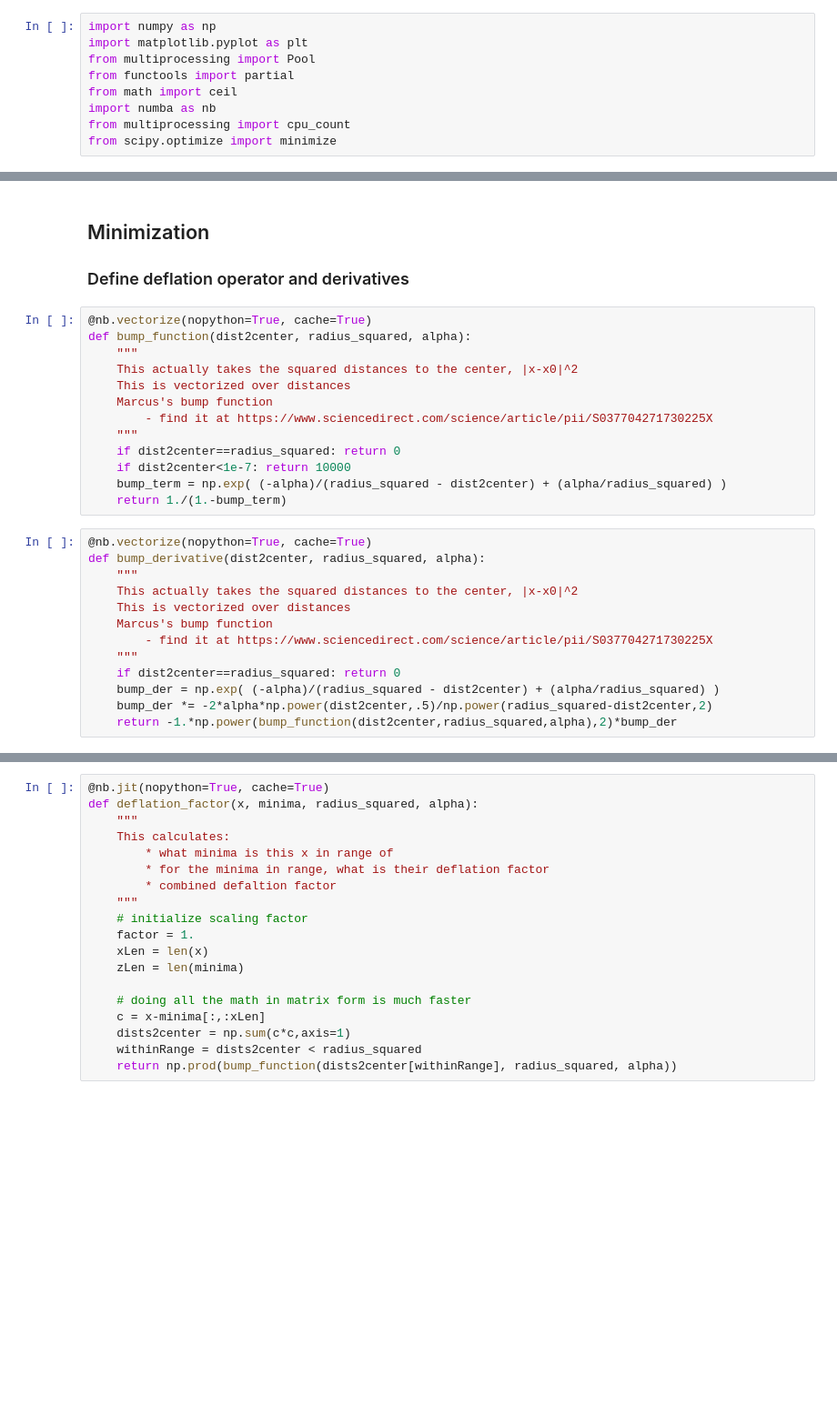
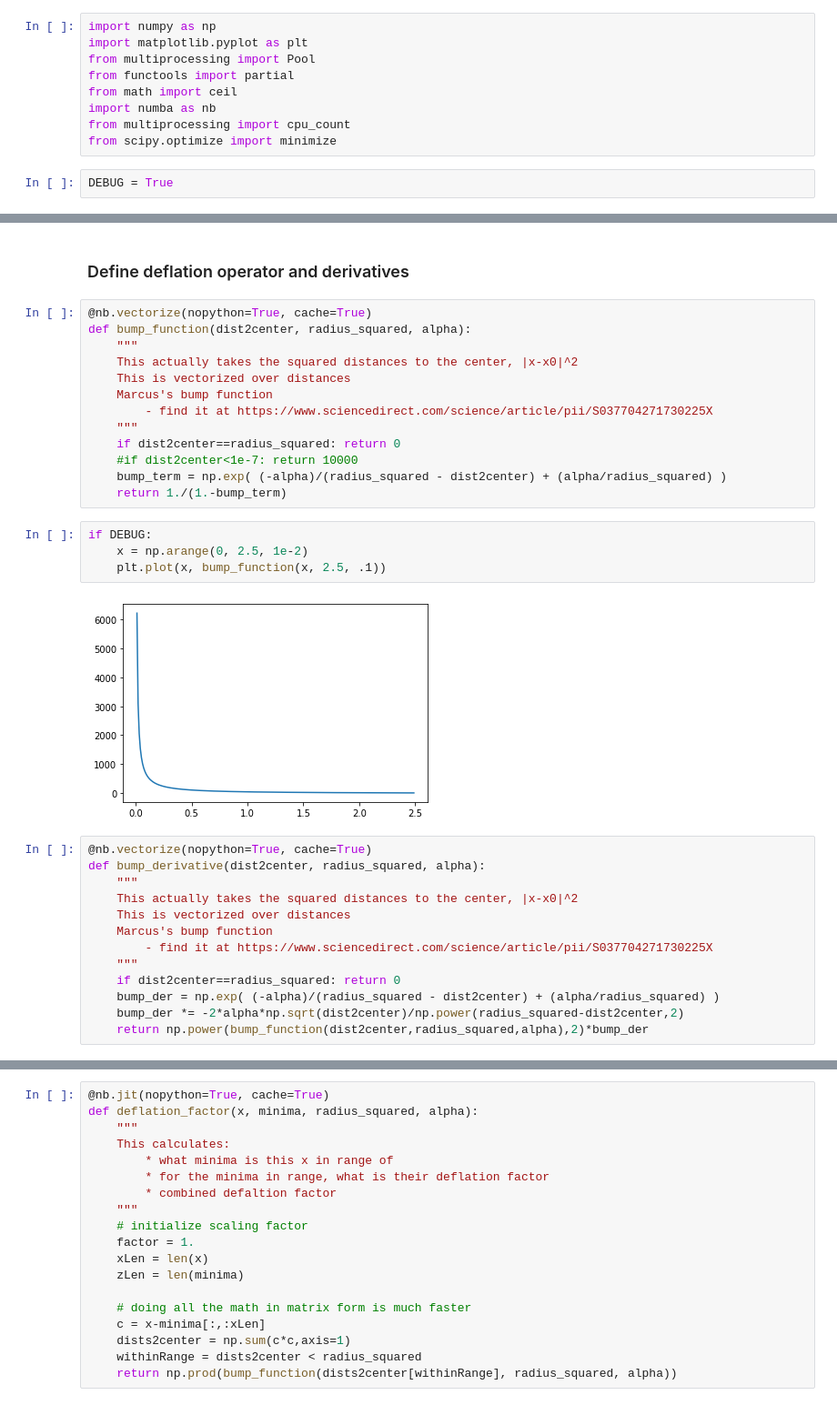
Before and after one commit to lbl-camera/HGDL, a Jupyter notebook: HXDY.ipynb, the cells around one changed output, grey strips where cells are left out. Shown: that part at 91% size. Drawn from its saved outputs; the diff is of its cells as text; blank space fills up the shorter version.

```diff
--- a/HXDY.ipynb
+++ b/HXDY.ipynb
@@ -17,3 +17,5 @@ from math import ceil
 import numba as nb
 from multiprocessing import cpu_count
 from scipy.optimize import minimize
+# %%
+DEBUG = True
@@ -20,5 +64,4 @@ from scipy.optimize import minimize
 # %% [markdown]
-## Minimization
 ### Define deflation operator and derivatives
 # %%
 @nb.vectorize(nopython=True, cache=True)
@@ -30,9 +73,15 @@ def bump_function(dist2center, radius_squared, alpha):
         - find it at https://www.sciencedirect.com/science/article/pii/S037704271730225X
     """
     if dist2center==radius_squared: return 0
-    if dist2center<1e-7: return 10000
+    #if dist2center<1e-7: return 10000
     bump_term = np.exp( (-alpha)/(radius_squared - dist2center) + (alpha/radius_squared) )
     return 1./(1.-bump_term)
+# %%
+if DEBUG:
+    x = np.arange(0, 2.5, 1e-2)
+    plt.plot(x, bump_function(x, 2.5, .1))
+# %% [output]
+[figure, added]
 # %%
 @nb.vectorize(nopython=True, cache=True)
 def bump_derivative(dist2center, radius_squared, alpha):
@@ -44,5 +93,5 @@ def bump_derivative(dist2center, radius_squared, alpha):
     """
     if dist2center==radius_squared: return 0
     bump_der = np.exp( (-alpha)/(radius_squared - dist2center) + (alpha/radius_squared) )
-    bump_der *= -2*alpha*np.power(dist2center,.5)/np.power(radius_squared-dist2center,2)
-    return -1.*np.power(bump_function(dist2center,radius_squared,alpha),2)*bump_der
+    bump_der *= -2*alpha*np.sqrt(dist2center)/np.power(radius_squared-dist2center,2)
+    return np.power(bump_function(dist2center,radius_squared,alpha),2)*bump_der
```
Also changed, not shown: parts of 15 cells of this notebook, 1 other file.
